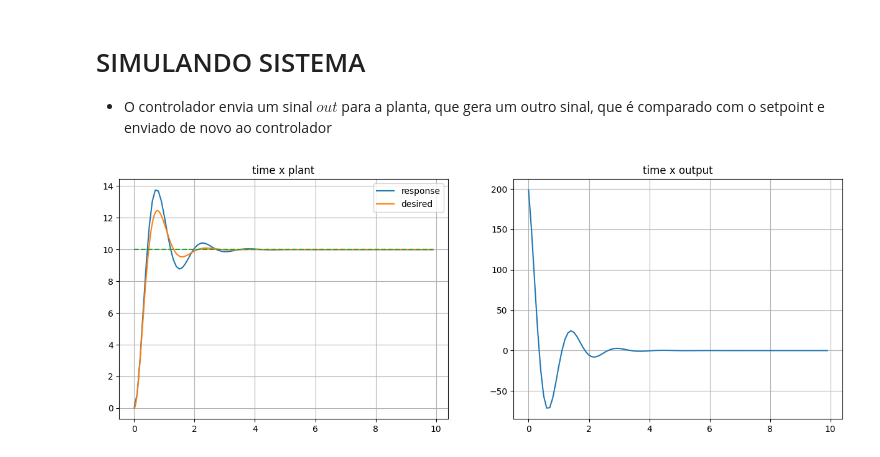
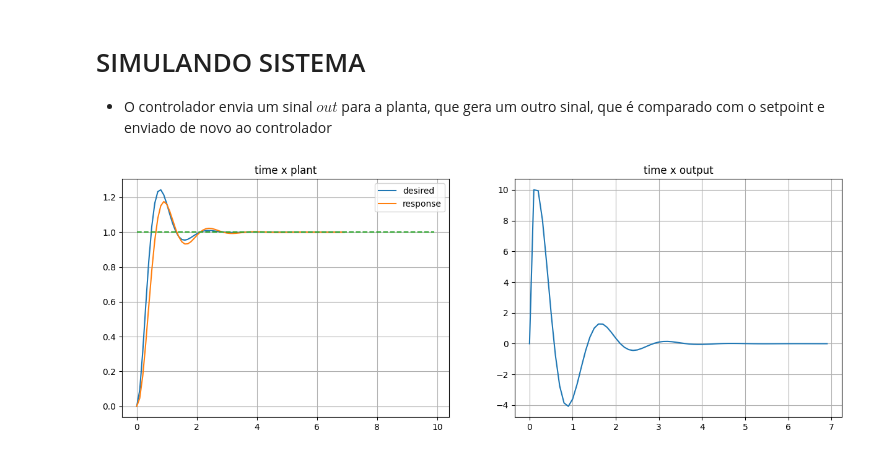
Before and after one commit to KlaussMarchi/PyTrole, a Jupyter notebook: Digital/Analisys.ipynb, the cells around one changed output. Cells and saved outputs as stored; diff of their text form; code cells hidden in the pictures.

```diff
--- a/Digital/Analisys.ipynb
+++ b/Digital/Analisys.ipynb
@@ -204,0 +231,3 @@ controller = Controller(num, den, dt, bounds=(-100, 200))
+# %%
+system     = DigitalSystem(*getFraction(G_z), dt)
+controller = DigitalSystem(*getFraction(C_z), dt, bounds=(-5, 10))
@@ -205,34 +278,24 @@ controller = Controller(num, den, dt, bounds=(-100, 200))
 # %%
-setpoint = 10
-output   = 0
-tData = []
-xData = []
-yData = []
+feedback.reset()
+time  = np.arange(0, 7, dt)
+uData = np.ones_like(time)
+setpoint = uData[0]
 
-for time in np.arange(0, 10, dt):
-    input  = system.update(output)
-    output = controller.control(input, setpoint)
-
-    tData.append(time)
-    xData.append(input)
-    yData.append(output)
-
-
-time = np.linspace(0, tData[-1], 1000)
-time, desired = ctl.step_response(setpoint*G_feedback, T=time)
+desired = ctl.step_response(setpoint*G_feedback, T=time)[1]
+response, output = feedback.simulate(uData)
 
 plt.figure(figsize=(15, 5))
 plt.subplot(1, 2, 1)
-plt.plot(tData, xData, label='response')
 plt.plot(time, desired, label='desired')
+plt.plot(time, response, label='response')
 plt.plot(tData, [setpoint for i in tData], '--')
 plt.title('time x plant')
 plt.legend()
 plt.grid()
 
 plt.subplot(1, 2, 2)
-plt.plot(tData, yData)
+plt.plot(time, output)
 plt.title('time x output')
 plt.grid()
 # %% [output]
-[figure, old version]
+[figure, new version]
```
Also changed, not shown: parts of 7 cells of this notebook, 8 other files.
